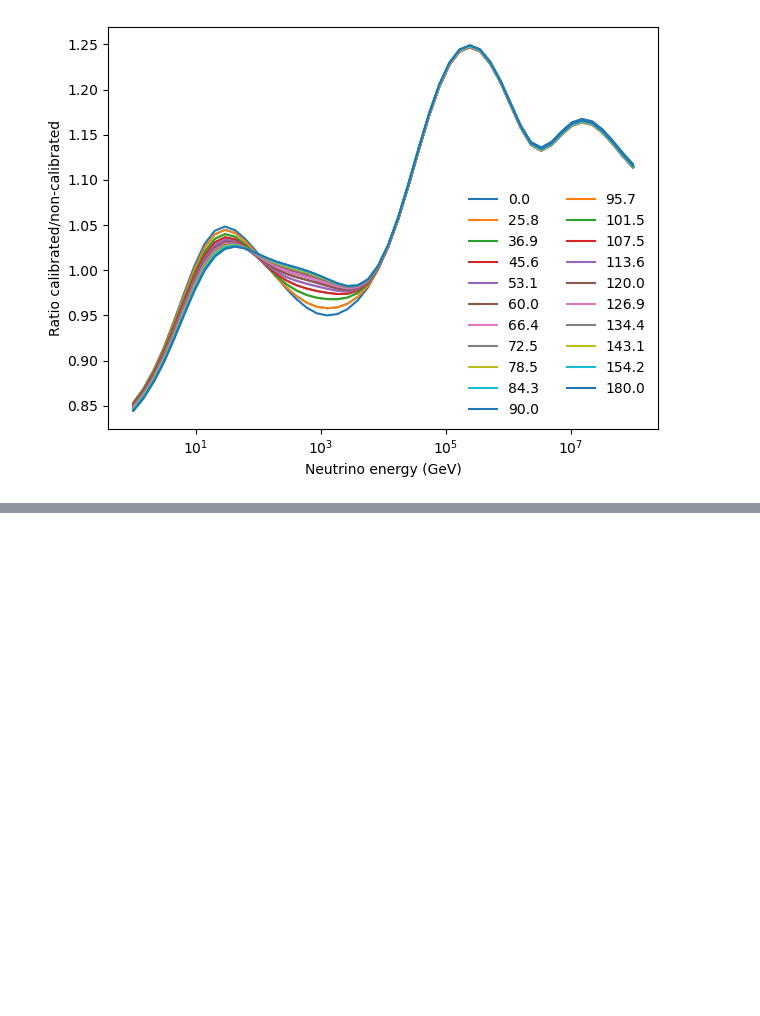
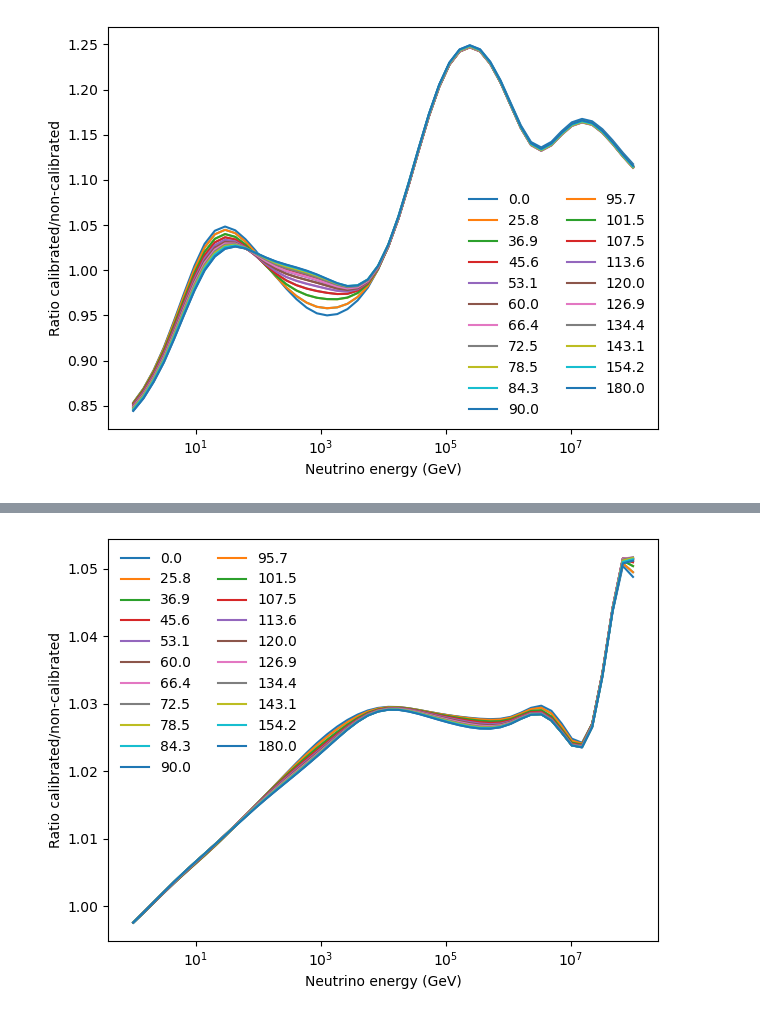
Before and after one commit to mceq-project/daemonflux, a Jupyter notebook: examples/example.ipynb, the cells around one changed output, grey strips where cells are left out. Saved outputs shown, nothing was run; the diff lists cells and outputs as text; code cells hidden in the pictures; blank space fills up the shorter version.

```diff
--- a/examples/example.ipynb
+++ b/examples/example.ipynb
@@ -47,0 +69,11 @@ plt.tight_layout()
+# %%
+# How to modify tuning parameters
+plt.figure()
+for zen in sorted([float(z) for z in fl_ic.zenith_angles])[::2]:
+    plt.semilogx(egrid, fl_ic.flux(egrid, zen, 'total_numuflux', params={'GSF_3': -2})/fl_ic.flux(egrid, zen, 'total_numuflux'), label=f"{zen:3.1f}")
+plt.xlabel('Neutrino energy (GeV)')
+plt.ylabel('Ratio calibrated/non-calibrated')
+plt.legend(frameon=False, ncol=2)
+plt.tight_layout()
+# %% [output]
+[figure, added]
```
Also changed, not shown: parts of 1 cell of this notebook.
